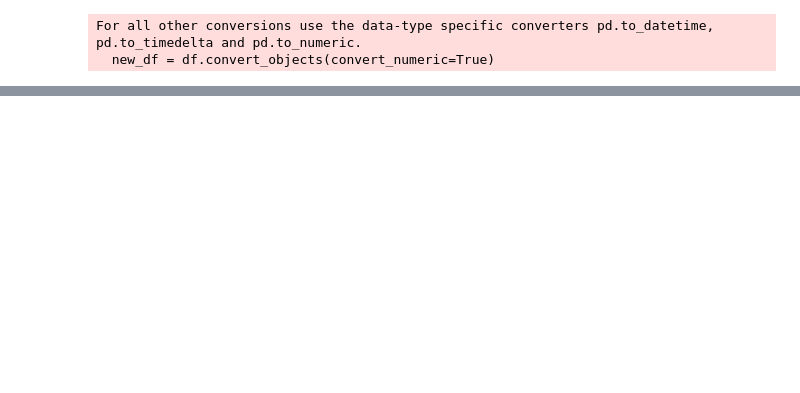
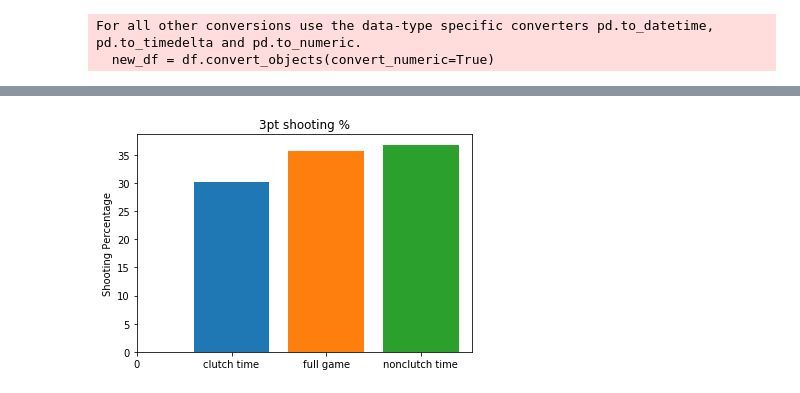
Before and after one commit to deepakchandi/clutch-baller, a Jupyter notebook: clutch.ipynb, the cells around one changed output, grey strips where cells are left out. Drawn from its saved outputs; the diff is of its cells as text; code cells hidden in the pictures; blank space fills up the shorter version.

```diff
--- a/clutch.ipynb
+++ b/clutch.ipynb
@@ -134,0 +181,15 @@ plt.hist(x=d.iloc[0])
+# %%
+names = (0,'clutch time', 'full game', 'nonclutch time')
+
+y_pos = (np.arange(len(names)))
+#percentages = (y, reg_stats.league_3pt_avg, nonclutch_stats.league_3pt_avg)
+
+plt.bar(1, y)
+plt.bar(2, reg_stats.league_3pt_avg)
+plt.bar(3, nonclutch_stats.league_3pt_avg)
+plt.ylabel('Shooting Percentage')
+plt.xticks(y_pos, names)
+plt.title('3pt shooting %')
+plt.show();
+# %% [output]
+[figure, added]
```
Also changed, not shown: parts of 39 cells of this notebook, 2 other files.
